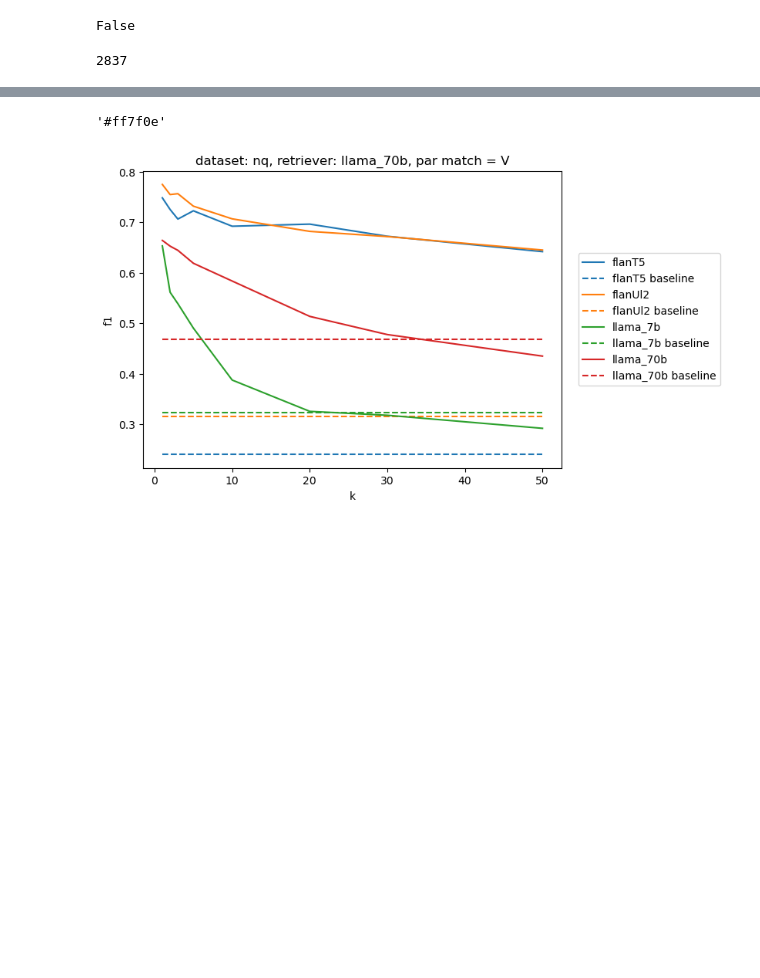
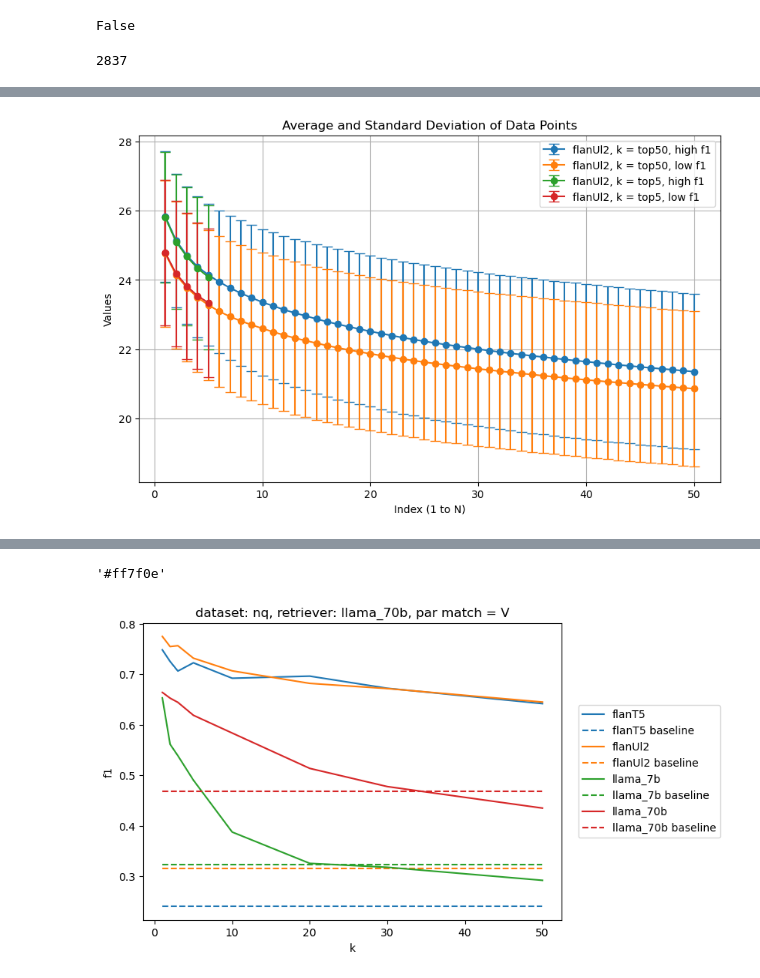
Before and after one commit to neulab/ragged, a Jupyter notebook: zeno/slice_plots.ipynb, the cells around one changed output, grey strips where cells are left out. Cells and saved outputs as stored; diff of their text form; code cells hidden in the pictures; blank space fills up the shorter version.

```diff
--- a/zeno/slice_plots.ipynb
+++ b/zeno/slice_plots.ipynb
@@ -16,7 +16,7 @@ root_dir = '/data/tir/projects/tir6/general/afreens/dbqa'
 results_dir = os.path.join(root_dir, 'reader_results')
 # client = ZenoClient('zen_EZ7LuqItWgObcQmIvNZVytvhtTh8JMs2HrSzzfXsiIg')
 # %%
-with open('/data/tir/projects/tir6/general/afreens/dbqa/data/id2title.json', 'r') as file:
+with open('/data/tir/projects/tir6/general/afreens/dbqa/data/corpus_files/wiki_par_id2title.json', 'r') as file:
     # Use json.dump to write the list of dictionaries to the file
     id2title = json.load(file)
 # %%
@@ -25,7 +25,7 @@ dataset = 'nq'
 # datasets = ['nq', 'hotpotqa']
 gold_data = []
 # for dataset in datasets:
-with open(os.path.join(root_dir, 'data', f"gold_{dataset.split('-')[0]}_zeno_file.json"), "r") as f:
+with open(os.path.join(root_dir, 'data/gold_zeno_files/', f"gold_{dataset.split('-')[0]}_zeno_file.json"), "r") as f:
     data = json.load(f)
 for d in data:
     d['dataset'] = dataset
@@ -175,27 +175,69 @@ def combine_gold_and_compiled(output_data, gold_data):
 from file_utils import load_json
 reader_models = ['flanT5', 'flanUl2', 'llama_7b', 'llama_70b']
 # retriever_models = ['bm25', 'colbert']
-retriever_models = ['bm25']
-top_ks= ["baseline", "top1", "top2", "top3", "top5", "top10", "top20", "top30", "top50"]
+retriever_models = ['colbert']
+reader_models = ['flanUl2']
+top_ks= ["top1", "top2", "top3", "top5", "top10", "top20", "top30", "top50"]
+top_ks = ['top50', 'top5']
+
+prop_cycle = plt.rcParams['axes.prop_cycle']
+colors = prop_cycle.by_key()['color']
+
+plt.figure(figsize=(10, 6))
 
 f1_by_match = {}
+i = 0
 for retriever_model in retriever_models:
     for reader_model in reader_models:
 
         print('retriever', retriever_model)
         print('reader', reader_model)
-        reader_f1s = {'par match = V' : [], 'page match = V, par match = X' : [], 'par match = X' : []}
+        # reader_f1s = {'par match = V' : [], 'page match = V, par match = X' : [], 'par match = X' : []}
         # conditions = ['any wiki_par_id_match' == True, ]
         for top_k in top_ks:
             print(top_k)
             data = load_json(os.path.join(results_dir, reader_model, dataset, retriever_model, f"{top_k}/reader_results_zeno.json"))
             combined_data = combine_gold_and_compiled(data, gold_data)
             output_df = get_reader_df(top_k, combined_data, return_df = True)
-            reader_f1s['par match = V'].append(np.mean(output_df.loc[output_df['any wiki_par_id_match'] == True]['f1']) if top_k != 'baseline' else np.mean(output_df['f1']))
-            reader_f1s['page match = V, par match = X'].append(np.mean(output_df.loc[(output_df['any wiki_par_id_match'] == False) & (output_df['any wiki_id_match']== True)]['f1']) if top_k != 'baseline' else np.mean(output_df['f1']))
-            reader_f1s['par match = X'].append(np.mean(output_df.loc[(output_df['any wiki_par_id_match'] == False) & (output_df['any wiki_id_match']== False)]['f1']))
+            high_scores = [[c['score'] for c in (json.loads(retrieved)['retrieved context'])] for retrieved in output_df.loc[output_df['f1'] > 0.9 ]['output']]
+            low_scores = [[c['score'] for c in (json.loads(retrieved)['retrieved context'])] for retrieved in output_df.loc[output_df['f1'] < 0.1 ]['output']]
+            data = np.array(high_scores)  # Replace 'your_matrix' with your actual matrix
+
+            # Calculate the mean and standard deviation
+            mean_values = np.mean(data, axis=0)
+            std_dev_values = np.std(data, axis=0)
+
+            # X-axis values (1 to N)
+            x_values = np.arange(1, len(mean_values) + 1)
+
+            # Plotting
+
+            plt.errorbar(x_values, mean_values, yerr=std_dev_values, fmt='-o', capsize=5, color = colors[2*i], ecolor=colors[2*i], label=f'{reader_model}, k = {top_k}, high f1')
+
+            data = np.array(low_scores)  # Replace 'your_matrix' with your actual matrix
+
+            # Calculate the mean and standard deviation
+            mean_values = np.mean(data, axis=0)
+            std_dev_values = np.std(data, axis=0)
+
+            # X-axis values (1 to N)
+            x_values = np.arange(1, len(mean_values) + 1)
+
+            plt.errorbar(x_values, mean_values, yerr=std_dev_values, fmt='-o', capsize=5, color = colors[i*2 + 1], ecolor=colors[i*2 + 1], label=f'{reader_model}, k = {top_k}, low f1')
+            i+= 1
+
+            # break
+            # reader_f1s['par match = V'].append(np.mean(output_df.loc[output_df['any wiki_par_id_match'] == True]['f1']) if top_k != 'baseline' else np.mean(output_df['f1']))
+            # reader_f1s['page match = V, par match = X'].append(np.mean(output_df.loc[(output_df['any wiki_par_id_match'] == False) & (output_df['any wiki_id_match']== True)]['f1']) if top_k != 'baseline' else np.mean(output_df['f1']))
+            # reader_f1s['par match = X'].append(np.mean(output_df.loc[(output_df['any wiki_par_id_match'] == False) & (output_df['any wiki_id_match']== False)]['f1']))
             # break
         # break
-        f1_by_match[reader_model] = reader_f1s
+        # f1_by_match[reader_model] = reader_f1s
     # break
+plt.xlabel('Index (1 to N)')
+plt.ylabel('Values')
+plt.title('Average and Standard Deviation of Data Points')
+plt.legend()
+plt.grid(True)
+plt.show()
 # %% [output]
@@ -218,0 +250 @@ reading from /data/tir/projects/tir6/general/afreens/dbqa/reader_results/llama_7
+[figure, added]
```
Also changed, not shown: parts of 3 cells of this notebook, 2 other files.
